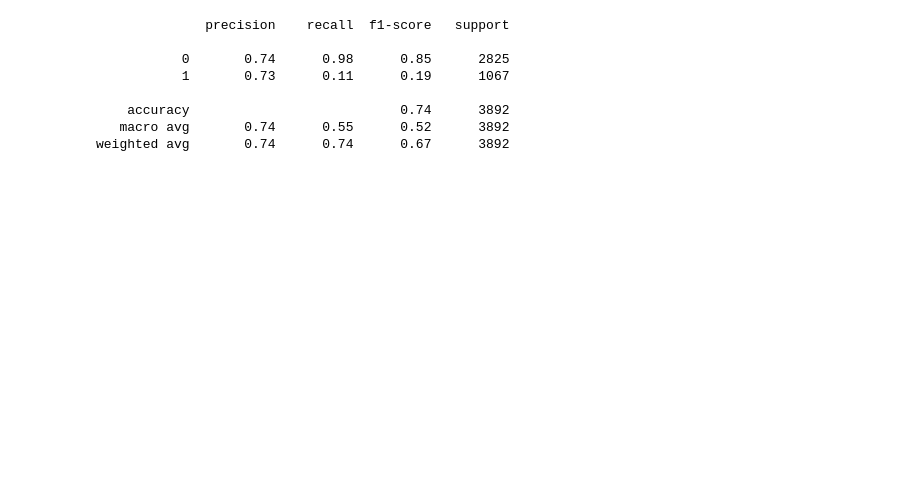
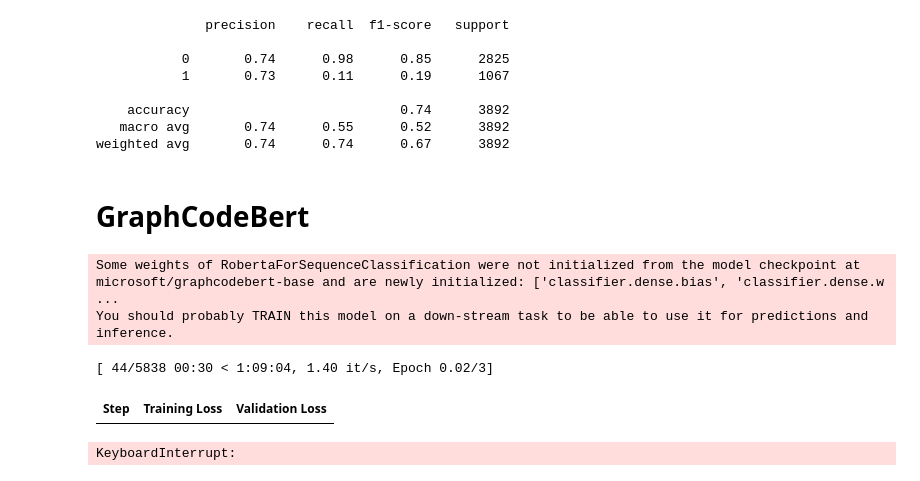
Before and after one commit to arjunlaxman/DS440, a Jupyter notebook: 3demo-v1.ipynb, the cells around one changed output. Saved outputs shown, nothing was run; the diff lists cells and outputs as text; code cells hidden in the pictures; blank space fills up the shorter version.

```diff
--- a/3demo-v1.ipynb
+++ b/3demo-v1.ipynb
@@ -223,3 +205,60 @@ print(report)
     accuracy                           0.74      3892
    macro avg       0.74      0.55      0.52      3892
 weighted avg       0.74      0.74      0.67      3892
+# %% [markdown]
+# GraphCodeBert
+# %%
+
+# Load tokenizer and model
+model_name_gcb = "microsoft/graphcodebert-base"
+tokenizer_gcb = RobertaTokenizer.from_pretrained(model_name_gcb)
+model_gcb = RobertaForSequenceClassification.from_pretrained(model_name_gcb, num_labels=2)
+
+# Dataset
+train_dataset_gcb = SolidityDataset(train_texts, train_labels, tokenizer_gcb)
+val_dataset_gcb = SolidityDataset(val_texts, val_labels, tokenizer_gcb)
+
+# TrainingArguments
+training_args_gcb = TrainingArguments(
+    output_dir="./graphcodebert-finetuned",
+    num_train_epochs=3,
+    per_device_train_batch_size=8,
+    per_device_eval_batch_size=8,
+    evaluation_strategy="steps",
+    eval_steps=500,
+    save_steps=500,
+    warmup_steps=100,
+    weight_decay=0.01,
+    learning_rate=2e-5,
+    logging_dir='./logs_gcb',
+    logging_steps=100,
+    save_total_limit=2,
+    disable_tqdm=False,
+    load_best_model_at_end=True,
+    metric_for_best_model="eval_accuracy",
+    greater_is_better=True
+)
+
+
+# Trainer
+trainer_gcb = WeightedTrainer(
+    model=model_gcb,
+    args=training_args_gcb,
+    train_dataset=train_dataset_gcb,
+    eval_dataset=val_dataset_gcb,
+    compute_metrics=compute_metrics,
+    callbacks=[EarlyStoppingCallback(early_stopping_patience=2)]
+)
+
+device = torch.device("cuda" if torch.cuda.is_available() else "cpu")
+model_gcb.to(device)
+trainer_gcb.train()
+predictions_gcb = trainer_gcb.predict(val_dataset_gcb)
+eval_result_gcb = trainer_gcb.evaluate()
+print("GraphCodeBERT Eval:", eval_result_gcb)
+# %% [output]
+Some weights of RobertaForSequenceClassification were not initialized from the model checkpoint at microsoft/graphcodebert-base and are newly initialized: ['classifier.dense.bias', 'classifier.dense.w ...
+You should probably TRAIN this model on a down-stream task to be able to use it for predictions and inference.
+[ 44/5838 00:30 < 1:09:04, 1.40 it/s, Epoch 0.02/3]
+| Step | Training Loss | Validation Loss |
+KeyboardInterrupt:
```
Also changed, not shown: parts of 9 cells of this notebook.
